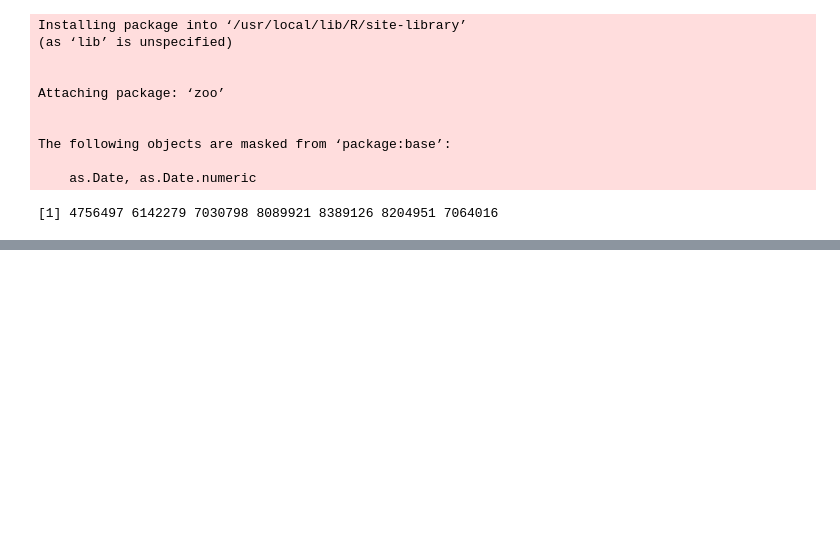
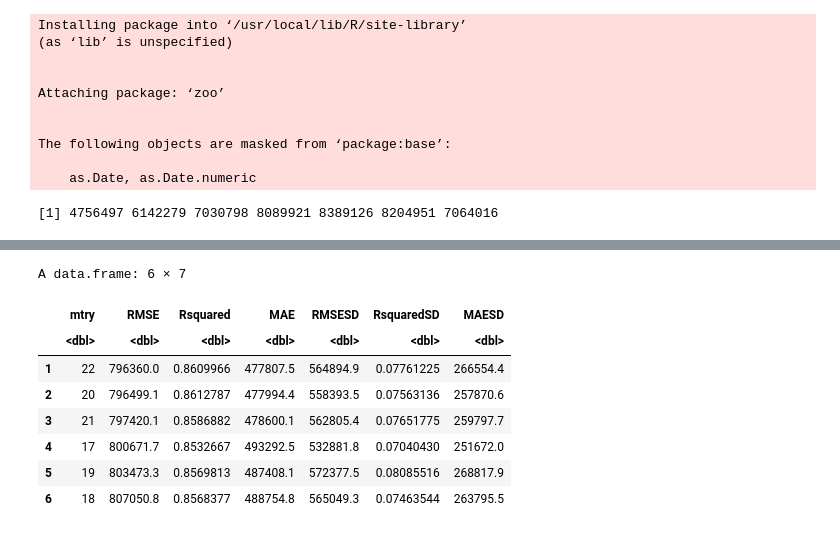
Before and after one commit to limshaocong/analyticsEdge, a Jupyter notebook: FAANG_Volume_Prediction_caa 23Nov21.ipynb, the cells around one changed output, grey strips where cells are left out. Saved outputs shown, nothing was run; the diff lists cells and outputs as text; code cells hidden in the pictures; blank space fills up the shorter version.

```diff
--- a/FAANG_Volume_Prediction_caa 23Nov21.ipynb
+++ b/FAANG_Volume_Prediction_caa 23Nov21.ipynb
@@ -254,8 +254,8 @@ randomforest = function() {
 
   # hyperparameters
   n_pred = dim(trainX)[2]
-  mtry_low = 1
-  mtry_upp = n_pred - 1
+  mtry_low = round(0.4 * n_pred)
+  mtry_upp = round(0.6 * n_pred)
   mtry_grid = data.frame(mtry = seq(mtry_low, mtry_upp, by = 1))
 
   model = train(x = trainX,
@@ -263,7 +263,7 @@ randomforest = function() {
                 method = "rf",
                 trControl = train_control,
                 tuneGrid = mtry_grid,
-                ntree = 150,
+                ntree = 300,
                 nodesize = 5)
 
 }
@@ -375,0 +354,2 @@ A data.frame: 6 × 7
+# %%
+tick = "NFLX"
@@ -414,0 +437,24 @@ A matrix: 10 × 1 of type dbl
+# %%
+# Construct a RandomForest
+# All features(3:39)
+set.seed(15071)
+
+trainX = train %>% filter(ticker == tick) %>% select(c(3:39))
+trainY = train %>% filter(ticker == tick) %>% select(c(40)) %>% pull()
+
+testX = test %>% filter(ticker == tick) %>% select(c(3:39))
+testY = test %>% filter(ticker == tick) %>% select(c(40)) %>% pull()
+
+forest = randomforest()
+
+forest$results %>% arrange(RMSE) %>% head()
+# %% [output]
+A data.frame: 6 × 7
+|  | mtry | RMSE | Rsquared | MAE | RMSESD | RsquaredSD | MAESD |
+|  | <dbl> | <dbl> | <dbl> | <dbl> | <dbl> | <dbl> | <dbl> |
+| 1 | 22 | 796360.0 | 0.8609966 | 477807.5 | 564894.9 | 0.07761225 | 266554.4 |
+| 2 | 20 | 796499.1 | 0.8612787 | 477994.4 | 558393.5 | 0.07563136 | 257870.6 |
+| 3 | 21 | 797420.1 | 0.8586882 | 478600.1 | 562805.4 | 0.07651775 | 259797.7 |
+| 4 | 17 | 800671.7 | 0.8532667 | 493292.5 | 532881.8 | 0.07040430 | 251672.0 |
+| 5 | 19 | 803473.3 | 0.8569813 | 487408.1 | 572377.5 | 0.08085516 | 268817.9 |
+| 6 | 18 | 807050.8 | 0.8568377 | 488754.8 | 565049.3 | 0.07463544 | 263795.5 |
```
Also changed, not shown: parts of 23 cells of this notebook.
